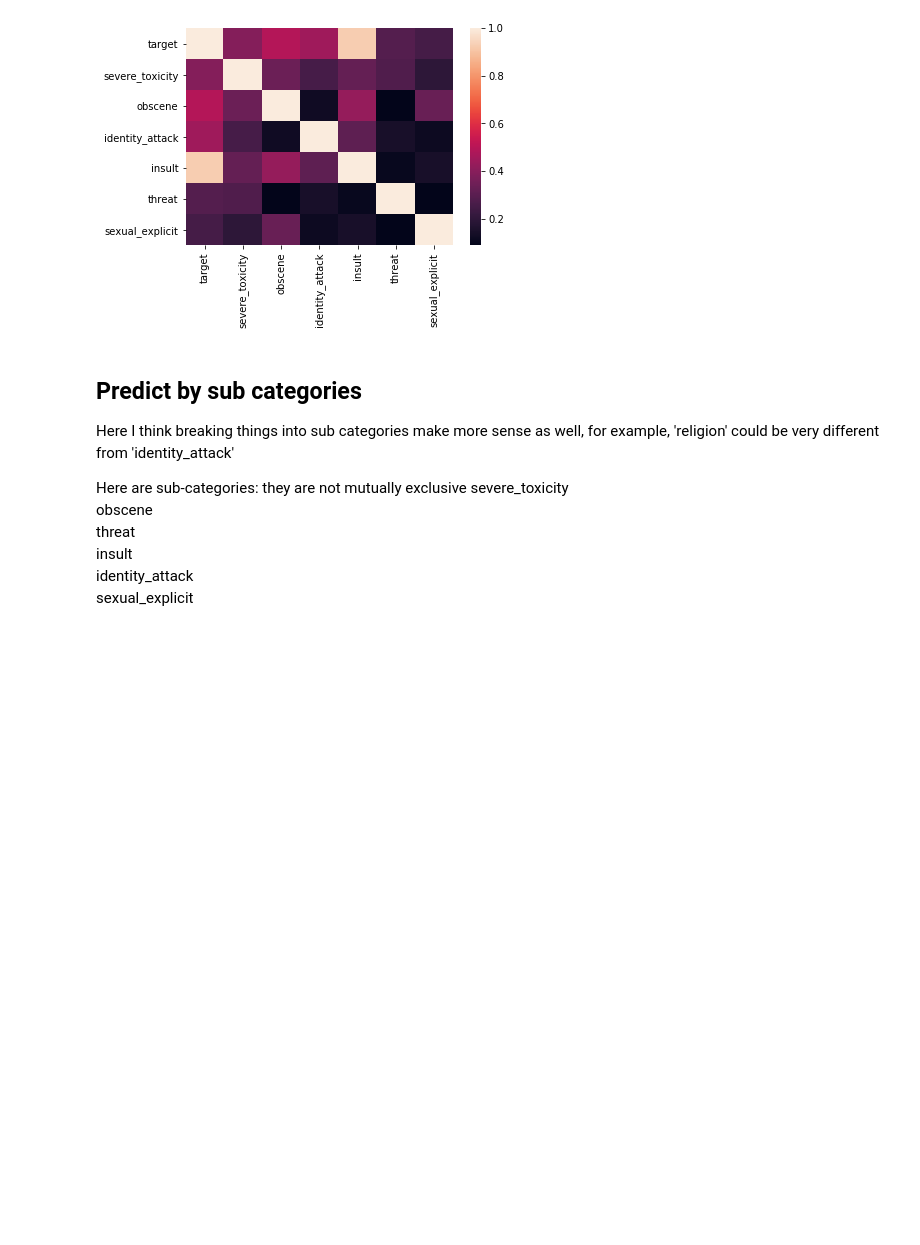
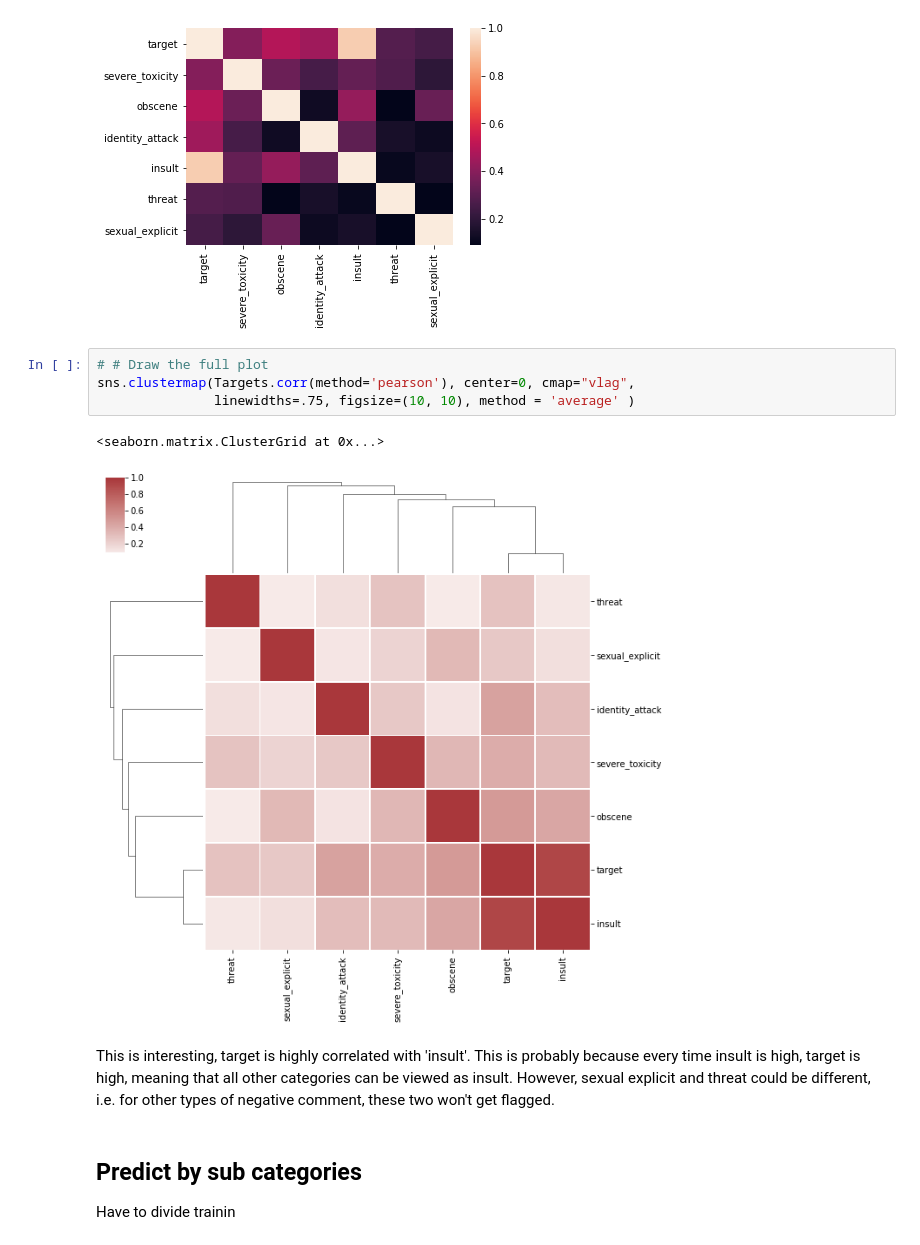
Before and after one commit to KathleenYWang/Language_Models_For_Toxicity_Classification, a Jupyter notebook: NaiveBayesSubCat.ipynb, the cells around one changed output. Drawn from its saved outputs; the diff is of its cells as text; blank space fills up the shorter version.

```diff
--- a/NaiveBayesSubCat.ipynb
+++ b/NaiveBayesSubCat.ipynb
@@ -629,14 +339,15 @@ Targets[:10]
 ax = sns.heatmap(Targets.corr(method='pearson'))
 # %% [output]
 [figure]
-# %% [markdown]
-## Predict by sub categories
-Here I think breaking things into sub categories make more sense as well, for example, 'religion' could be very different from 'identity_attack'
-
-Here are sub-categories: they are not mutually exclusive
-severe_toxicity
-obscene
-threat
-insult
-identity_attack
-sexual_explicit
+# %%
+# # Draw the full plot
+sns.clustermap(Targets.corr(method='pearson'), center=0, cmap="vlag",
+               linewidths=.75, figsize=(10, 10), method = 'average' )
+# %% [output]
+<seaborn.matrix.ClusterGrid at 0x...>
+[figure, added]
+# %% [markdown]
+This is interesting, target is highly correlated with 'insult'. This is probably because every time insult is high, target is high, meaning that all other categories can be viewed as insult. However, sexual explicit and threat could be different, i.e. for other types of negative comment, these two won't get flagged.
+# %% [markdown]
+## Predict by sub categories
+Have to divide trainin
```
Also changed, not shown: parts of 47 cells of this notebook.
